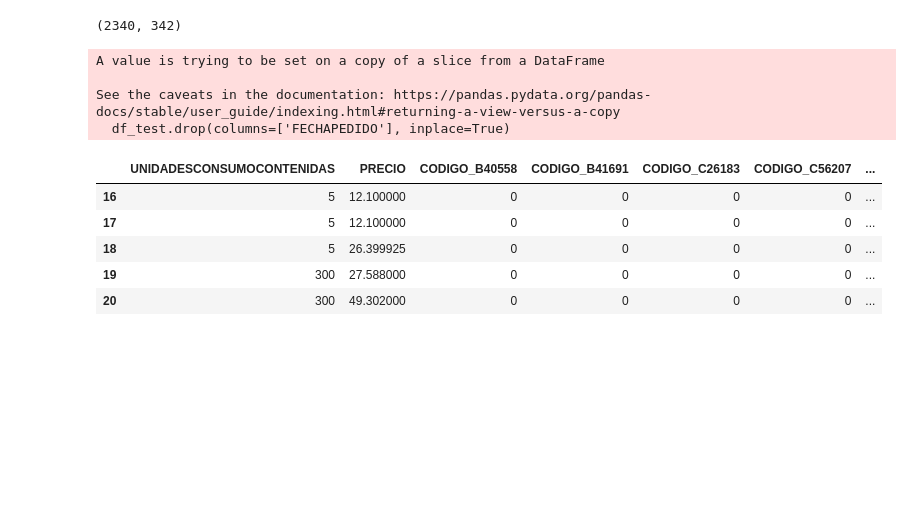
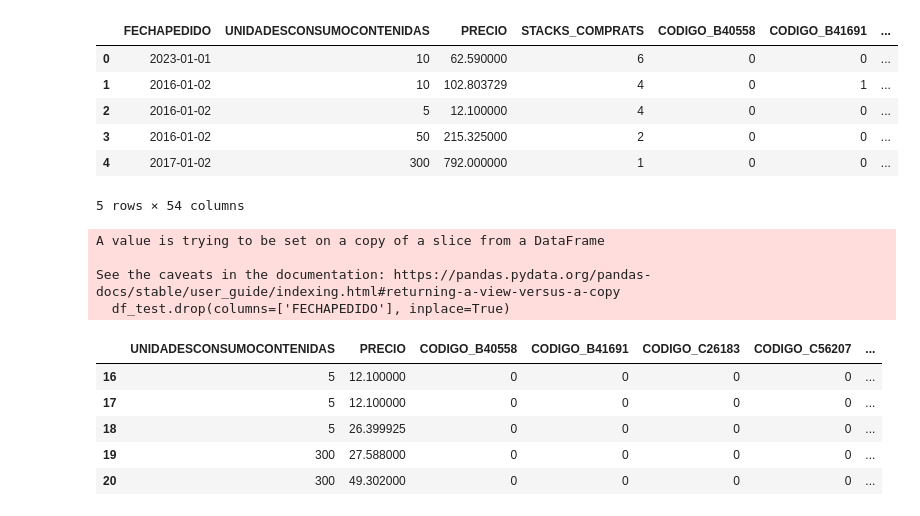
Before and after one commit to berniksuni/healthcare_purchase_plan_23, a Jupyter notebook: models/xgboost_categories.ipynb, the cells around one changed output. Saved outputs shown, nothing was run; the diff lists cells and outputs as text; code cells hidden in the pictures; blank space fills up the shorter version.

```diff
--- a/models/xgboost_categories.ipynb
+++ b/models/xgboost_categories.ipynb
@@ -45,5 +36,11 @@ asjfkjdsfljds
-# %%
-df_test.shape
-# %% [output]
-(2340, 342)
+# %%
+df.head()
+# %% [output]
+|  | FECHAPEDIDO | UNIDADESCONSUMOCONTENIDAS | PRECIO | STACKS_COMPRATS | CODIGO_B40558 | CODIGO_B41691 | ... |
+| 0 | 2023-01-01 | 10 | 62.590000 | 6 | 0 | 0 | ... |
+| 1 | 2016-01-02 | 10 | 102.803729 | 4 | 0 | 1 | ... |
+| 2 | 2016-01-02 | 5 | 12.100000 | 4 | 0 | 0 | ... |
+| 3 | 2016-01-02 | 50 | 215.325000 | 2 | 0 | 0 | ... |
+| 4 | 2017-01-02 | 300 | 792.000000 | 1 | 0 | 0 | ... |
+5 rows × 54 columns
 # %%
```
Also changed, not shown: parts of 19 cells of this notebook, 1 other file.
